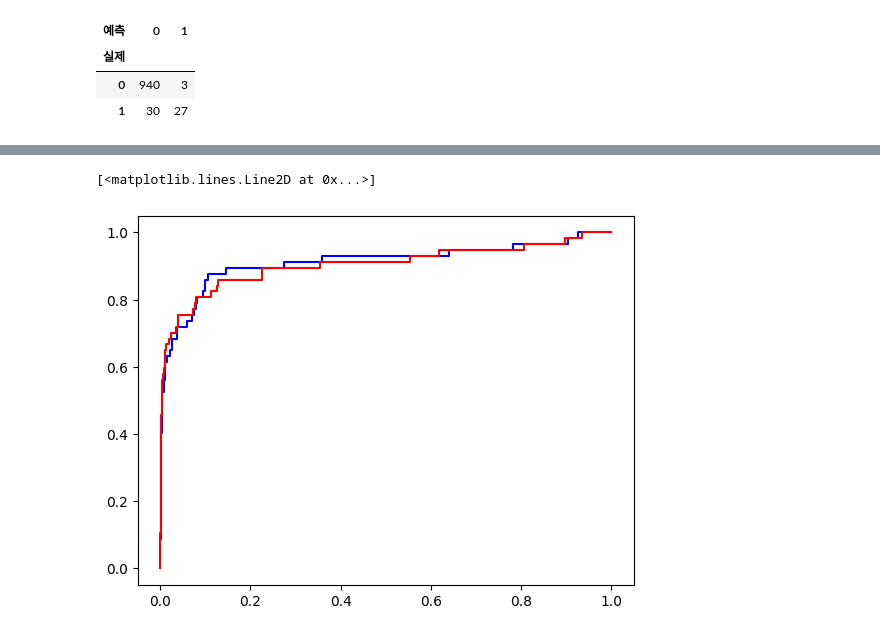
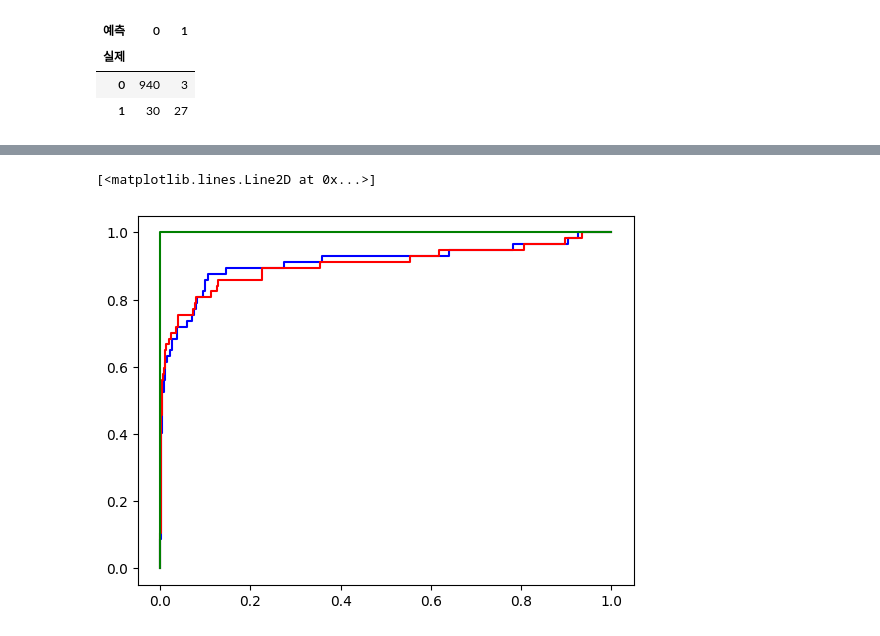
Before and after one commit to seungdobaek/ai_x, a Jupyter notebook: source/09_MachineLearning/ch3_분류분석.ipynb, the cells around one changed output, grey strips where cells are left out. Saved outputs shown, nothing was run; the diff lists cells and outputs as text; code cells hidden in the pictures.

```diff
--- a/source/09_MachineLearning/ch3_분류분석.ipynb
+++ b/source/09_MachineLearning/ch3_분류분석.ipynb
@@ -613,2 +615,8 @@ from sklearn.svm import SVC
 model1 = LogisticRegression().fit(X,y)
 model2 = SVC(gamma=0.0001, C=3000, probability=True).fit(X,y)
+# %%
+# decision_fucnction()이 없는 모델
+from sklearn.tree import DecisionTreeClassifier
+model3 = DecisionTreeClassifier(random_state=42).fit(X,y)
+pred3 = model3.predict(X)
+pd.crosstab(y, pred3)
@@ -631,9 +674,12 @@ pd.crosstab(y,pred2, rownames=['실제'], colnames=['예측'])
 # %%
 from sklearn.metrics import roc_curve
+import matplotlib.pyplot as plt
 fpr1, tpr1, treshold = roc_curve(y, model1.decision_function(X))
 fpr2, tpr2, treshold = roc_curve(y, model2.decision_function(X))
+fpr3, tpr3, treshold = roc_curve(y, model3.predict_proba(X)[:, 1])
 plt.plot(fpr1, tpr1, c='b')
 plt.plot(fpr2, tpr2, c='r')
+plt.plot(fpr3, tpr3, c='g')
 # %% [output]
 [<matplotlib.lines.Line2D at 0x...>]
-[figure, old version]
+[figure, new version]
```
Also changed, not shown: parts of 7 cells of this notebook, 7 other files.
